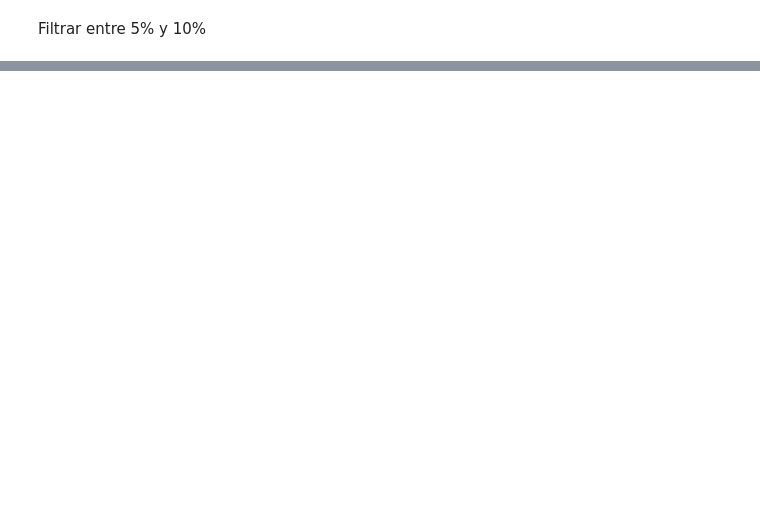
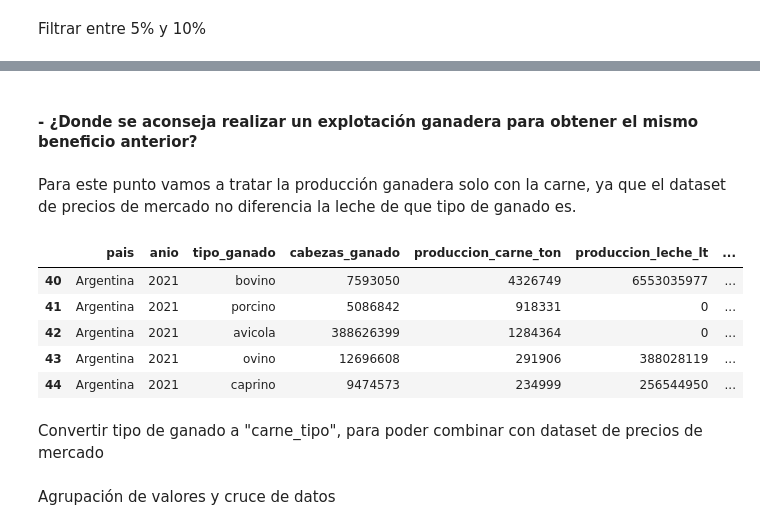
Before and after one commit to ccp0897/Agricultura-y-Ganader-a-Global, a Jupyter notebook: conclusiones.ipynb, the cells around one changed output, grey strips where cells are left out. Cells and saved outputs as stored; diff of their text form; code cells hidden in the pictures; blank space fills up the shorter version.

```diff
--- a/conclusiones.ipynb
+++ b/conclusiones.ipynb
@@ -126,0 +117,18 @@ Ambos países se sitúan en el límite inferior del rango objetivo. Representan
+# %% [markdown]
+#### - ¿Donde se aconseja realizar un explotación ganadera para obtener el mismo beneficio anterior?
+# %% [markdown]
+Para este punto vamos a tratar la producción ganadera solo con la carne, ya que el dataset de precios de mercado no diferencia la leche de que tipo de ganado es.
+# %%
+df_ganadera = pd.read_csv('datos/produccion_ganadera.csv')
+df_ganadera_reciente = df_ganadera[df_ganadera['anio'].isin([2019, 2020])].copy()
+df_ganadera_reciente['anio'] = df_ganadera_reciente['anio'].replace({2019: 2021, 2020: 2022})
+df_ganadera_reciente.head()
+# %% [output]
+|  | pais | anio | tipo_ganado | cabezas_ganado | produccion_carne_ton | produccion_leche_lt | ... |
+| 40 | Argentina | 2021 | bovino | 7593050 | 4326749 | 6553035977 | ... |
+| 41 | Argentina | 2021 | porcino | 5086842 | 918331 | 0 | ... |
+| 42 | Argentina | 2021 | avicola | 388626399 | 1284364 | 0 | ... |
+| 43 | Argentina | 2021 | ovino | 12696608 | 291906 | 388028119 | ... |
+| 44 | Argentina | 2021 | caprino | 9474573 | 234999 | 256544950 | ... |
+# %% [markdown]
+Convertir tipo de ganado a "carne_tipo", para poder combinar con dataset de precios de mercado
@@ -126,0 +143,2 @@ Ambos países se sitúan en el límite inferior del rango objetivo. Representan
+# %% [markdown]
+Agrupación de valores y cruce de datos
```
Also changed, not shown: parts of 44 cells of this notebook.
